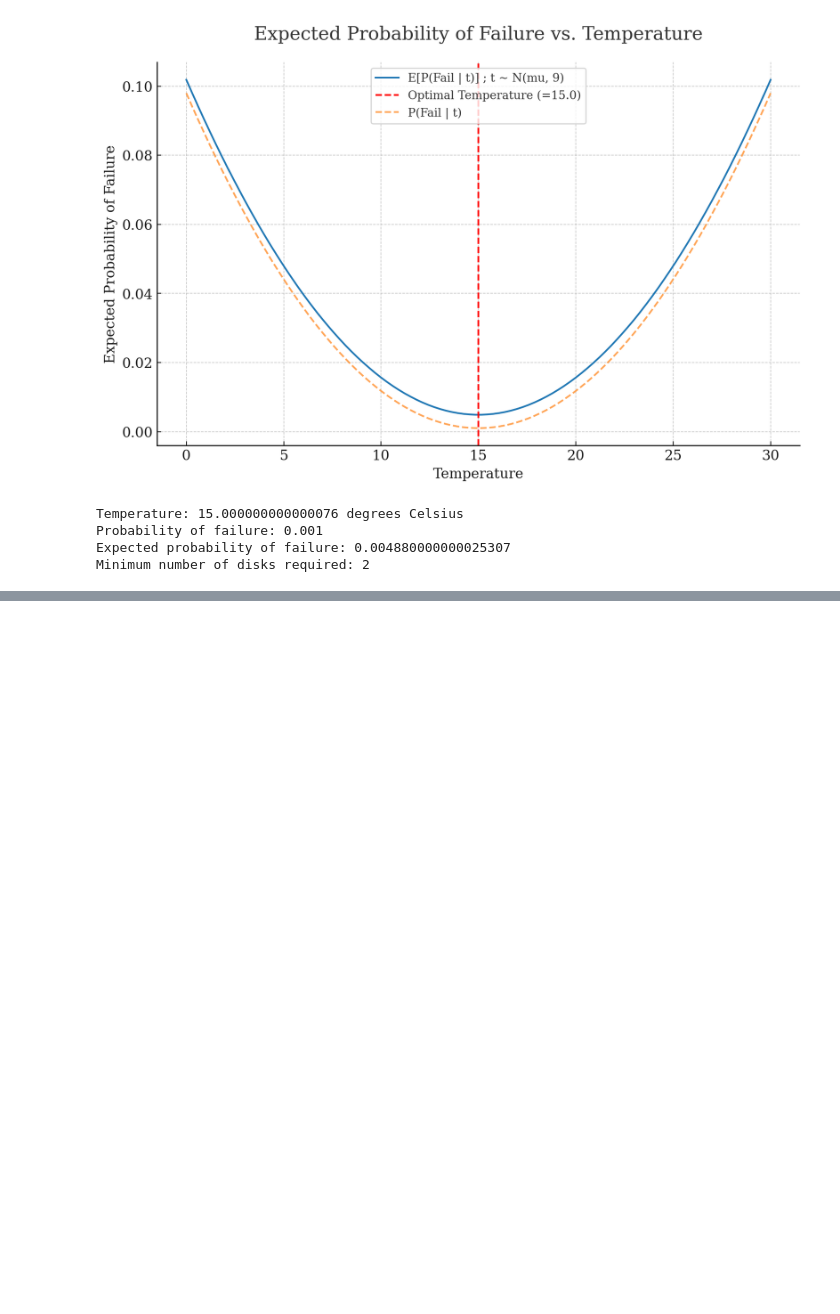
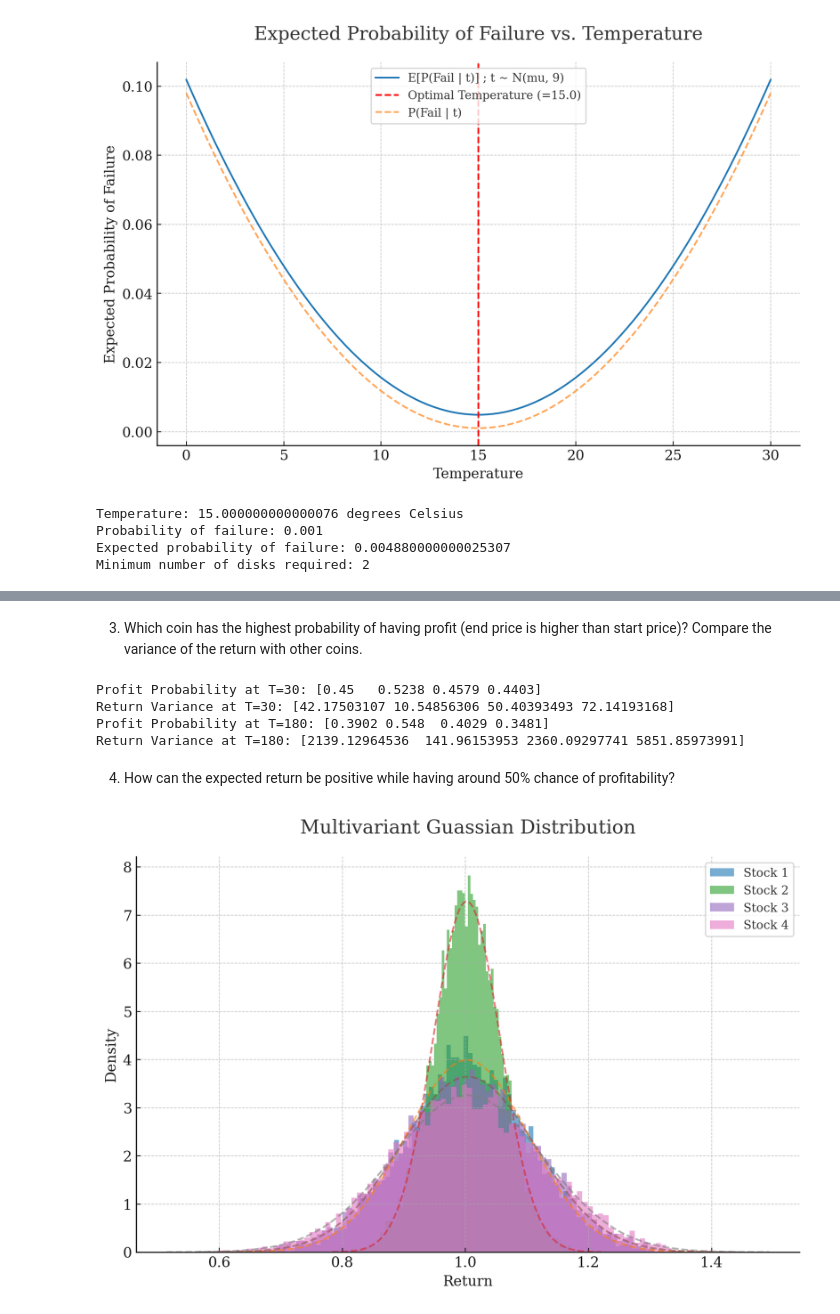
Before and after one commit to pupipatsk/Comp-Eng-Math-II, a Jupyter notebook: assignment/9-Probability/Assingment-9.ipynb, the cells around one changed output, grey strips where cells are left out. Cells and saved outputs as stored; diff of their text form; code cells hidden in the pictures; blank space fills up the shorter version.

```diff
--- a/assignment/9-Probability/Assingment-9.ipynb
+++ b/assignment/9-Probability/Assingment-9.ipynb
@@ -640,0 +695,52 @@ Strategy | Buy $a$ | Buy $b$ | Buy $c$ | Buy $d$ | Expected\[return\] | Variance
+# %% [markdown]
+3. Which coin has the highest probability of having profit (end price is higher than start price)? Compare the variance of the return with other coins.
+# %%
+def profitability_and_variance(days, num_simulations=10000):
+
+    final_prices = simulate_prices(days, num_simulations)
+
+    returns = final_prices - initial_price
+
+    profit_probabilities = np.mean(final_prices > initial_price, axis=1)
+
+    # Variance of returns
+    return_variances = np.var(returns, axis=1)
+
+    return profit_probabilities, return_variances
+
+
+profit_prob_30, variance_30 = profitability_and_variance(30)
+profit_prob_180, variance_180 = profitability_and_variance(180)
+
+print("Profit Probability at T=30:", profit_prob_30)
+print("Return Variance at T=30:", variance_30)
+print("Profit Probability at T=180:", profit_prob_180)
+print("Return Variance at T=180:", variance_180)
+# %% [output]
+Profit Probability at T=30: [0.45   0.5238 0.4579 0.4403]
+Return Variance at T=30: [42.17503107 10.54856306 50.40393493 72.14193168]
+Profit Probability at T=180: [0.3902 0.548  0.4029 0.3481]
+Return Variance at T=180: [2139.12964536  141.96153953 2360.09297741 5851.85973991]
+# %% [markdown]
+4. How can the expected return be positive while having around 50\% chance of profitability?
+# %%
+def plot_multivariate_normal(num_simulations=10000):
+
+        rates = np.random.multivariate_normal(mu, Sigma, num_simulations).T
+
+        for i in range(4):
+            plt.hist(rates[i], bins=100, density=True, alpha=0.6, label=f"Stock {i+1}")
+            # True PDF
+            x = np.linspace(mu[i] - 4*np.sqrt(Sigma[i,i]), mu[i] + 4*np.sqrt(Sigma[i,i]), 1000)
+            plt.plot(x, norm.pdf(x, mu[i], np.sqrt(Sigma[i,i])), linestyle='--', alpha=0.6)
+
+
+        plt.title("Multivariant Guassian Distribution")
+        plt.xlabel("Return")
+        plt.ylabel("Density")
+        plt.legend()
+        plt.show()
+
+plot_multivariate_normal()
+# %% [output]
+[figure, added]
```
Also changed, not shown: parts of 33 cells of this notebook.
